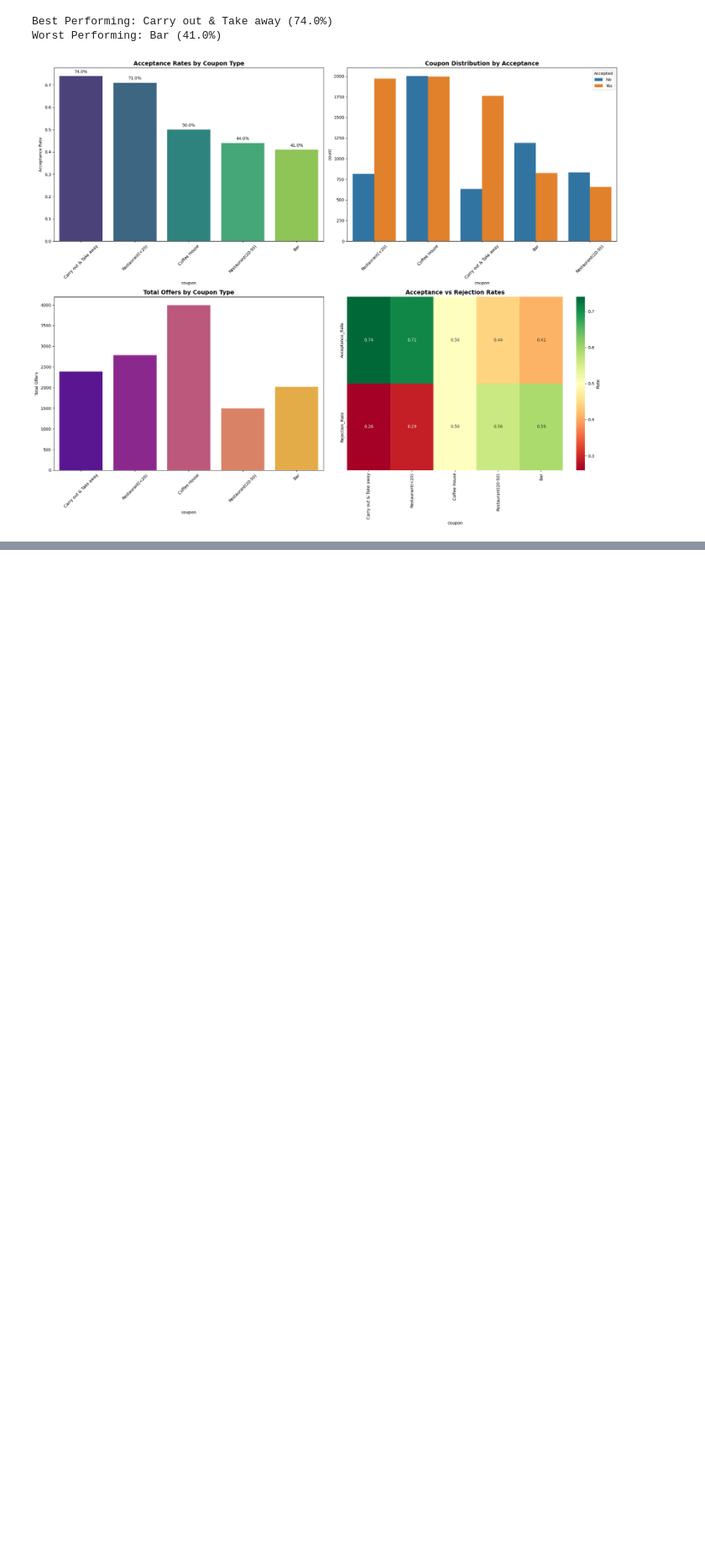
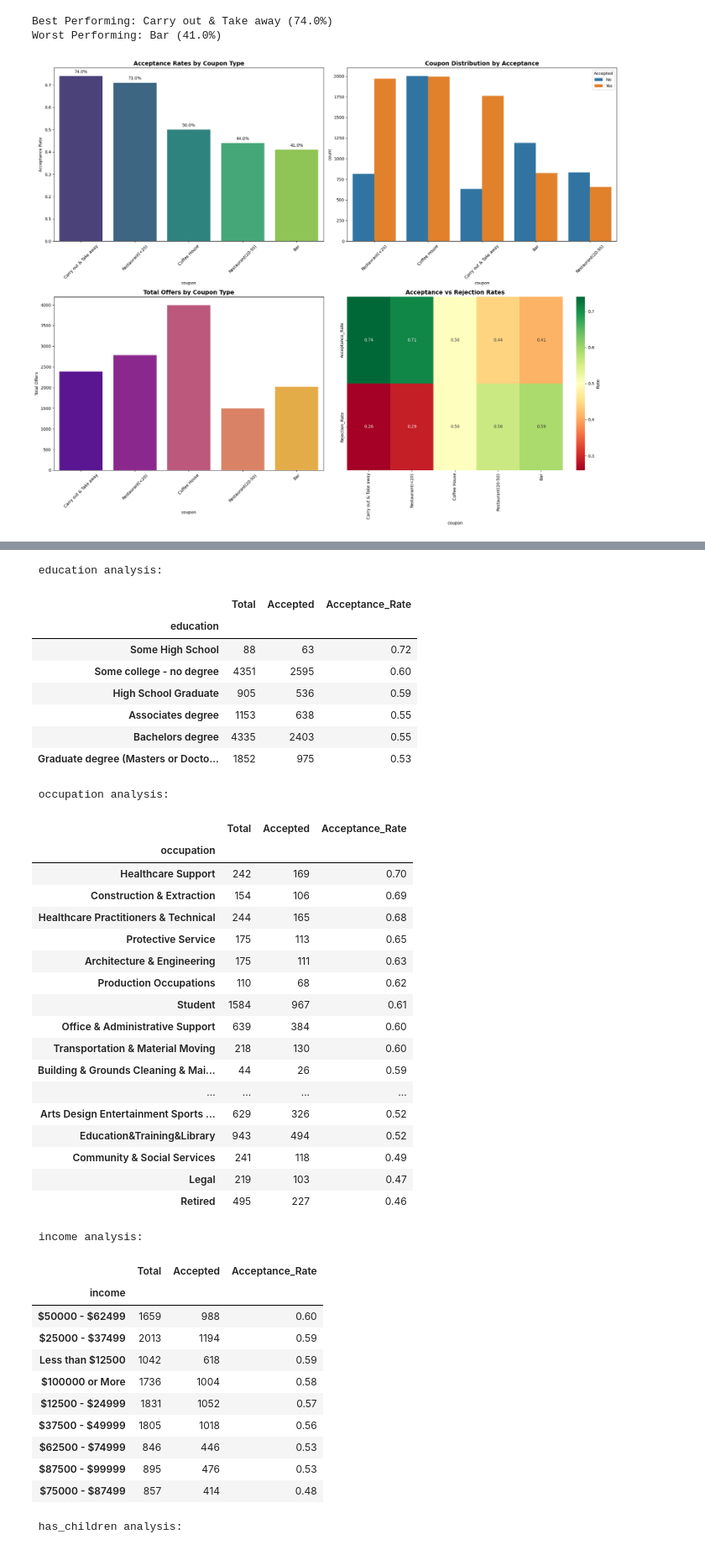
Before and after one commit to ricochetventures/coupon, a Jupyter notebook: coupon_acceptance_analysis.ipynb, the cells around one changed output, grey strips where cells are left out. Shown: that part at 84% size. Cells and saved outputs as stored; diff of their text form; code cells hidden in the pictures; blank space fills up the shorter version.

```diff
--- a/coupon_acceptance_analysis.ipynb
+++ b/coupon_acceptance_analysis.ipynb
@@ -239,0 +242,34 @@ Worst Performing: Bar (41.0%)
+# %%
+# Display columns
+
+# Is there a correlation with the type of person and the coupon that was served to them?
+# Look at Passenger, gender, age, marital status, has children, occupation, education, income
+# print(f"{df.columns}")
+
+# Analyze categorical variables – 'destination', 'passanger', 'weather', 'temperature', 'time', 'coupon', 'expiration', 'gender', 'age', 'maritalStatus', 'has_children', 'education', 'occupation', 'income', 'car',
+def analyze_demographic(column_name):
+    # Analyze acceptance rates by demographic category. count is number of people in category, sum is number who accepted, mean is acceptance rate
+    analysis = df.groupby(column_name)['Y'].agg(['count', 'sum', 'mean']).round(2)
+    # Rename columns
+    analysis.columns = ['Total', 'Accepted', 'Acceptance_Rate']
+    # Sort results
+    analysis = analysis.sort_values('Acceptance_Rate', ascending=False)
+    return analysis
+
+# define demographics to analyze
+demographics = ['age', 'gender', 'maritalStatus', 'education', 'occupation', 'income', 'has_children']
+
+# create an empty dictionary to store results
+demographic_results = {}
+
+# loops through each demographic
+for demographic in demographics:
+    print(f"\n {demographic} analysis:")
+    # call function
+    result = analyze_demographic(demographic)
+    # save result in dictionary
+    demographic_results[demographic] = result
+    display(result)
+
+# For each demographic – a table showing total people, number who accepted coupons and acceptance rate (sorted from highest to lowest acceptance rate)
+# %% [output]
@@ -239,0 +300,41 @@ Worst Performing: Bar (41.0%)
+ education analysis:
+|  | Total | Accepted | Acceptance_Rate |
+| education |  |  |  |
+| Some High School | 88 | 63 | 0.72 |
+| Some college - no degree | 4351 | 2595 | 0.60 |
+| High School Graduate | 905 | 536 | 0.59 |
+| Associates degree | 1153 | 638 | 0.55 |
+| Bachelors degree | 4335 | 2403 | 0.55 |
+| Graduate degree (Masters or Docto... | 1852 | 975 | 0.53 |
+ occupation analysis:
+|  | Total | Accepted | Acceptance_Rate |
+| occupation |  |  |  |
+| Healthcare Support | 242 | 169 | 0.70 |
+| Construction & Extraction | 154 | 106 | 0.69 |
+| Healthcare Practitioners & Technical | 244 | 165 | 0.68 |
+| Protective Service | 175 | 113 | 0.65 |
+| Architecture & Engineering | 175 | 111 | 0.63 |
+| Production Occupations | 110 | 68 | 0.62 |
+| Student | 1584 | 967 | 0.61 |
+| Office & Administrative Support | 639 | 384 | 0.60 |
+| Transportation & Material Moving | 218 | 130 | 0.60 |
+| Building & Grounds Cleaning & Mai... | 44 | 26 | 0.59 |
+| ... | ... | ... | ... |
+| Arts Design Entertainment Sports ... | 629 | 326 | 0.52 |
+| Education&Training&Library | 943 | 494 | 0.52 |
+| Community & Social Services | 241 | 118 | 0.49 |
+| Legal | 219 | 103 | 0.47 |
+| Retired | 495 | 227 | 0.46 |
+ income analysis:
+|  | Total | Accepted | Acceptance_Rate |
+| income |  |  |  |
+| $50000 - $62499 | 1659 | 988 | 0.60 |
+| $25000 - $37499 | 2013 | 1194 | 0.59 |
+| Less than $12500 | 1042 | 618 | 0.59 |
+| $100000 or More | 1736 | 1004 | 0.58 |
+| $12500 - $24999 | 1831 | 1052 | 0.57 |
+| $37500 - $49999 | 1805 | 1018 | 0.56 |
+| $62500 - $74999 | 846 | 446 | 0.53 |
+| $87500 - $99999 | 895 | 476 | 0.53 |
+| $75000 - $87499 | 857 | 414 | 0.48 |
+ has_children analysis:
```
Also changed, not shown: parts of 8 cells of this notebook.
